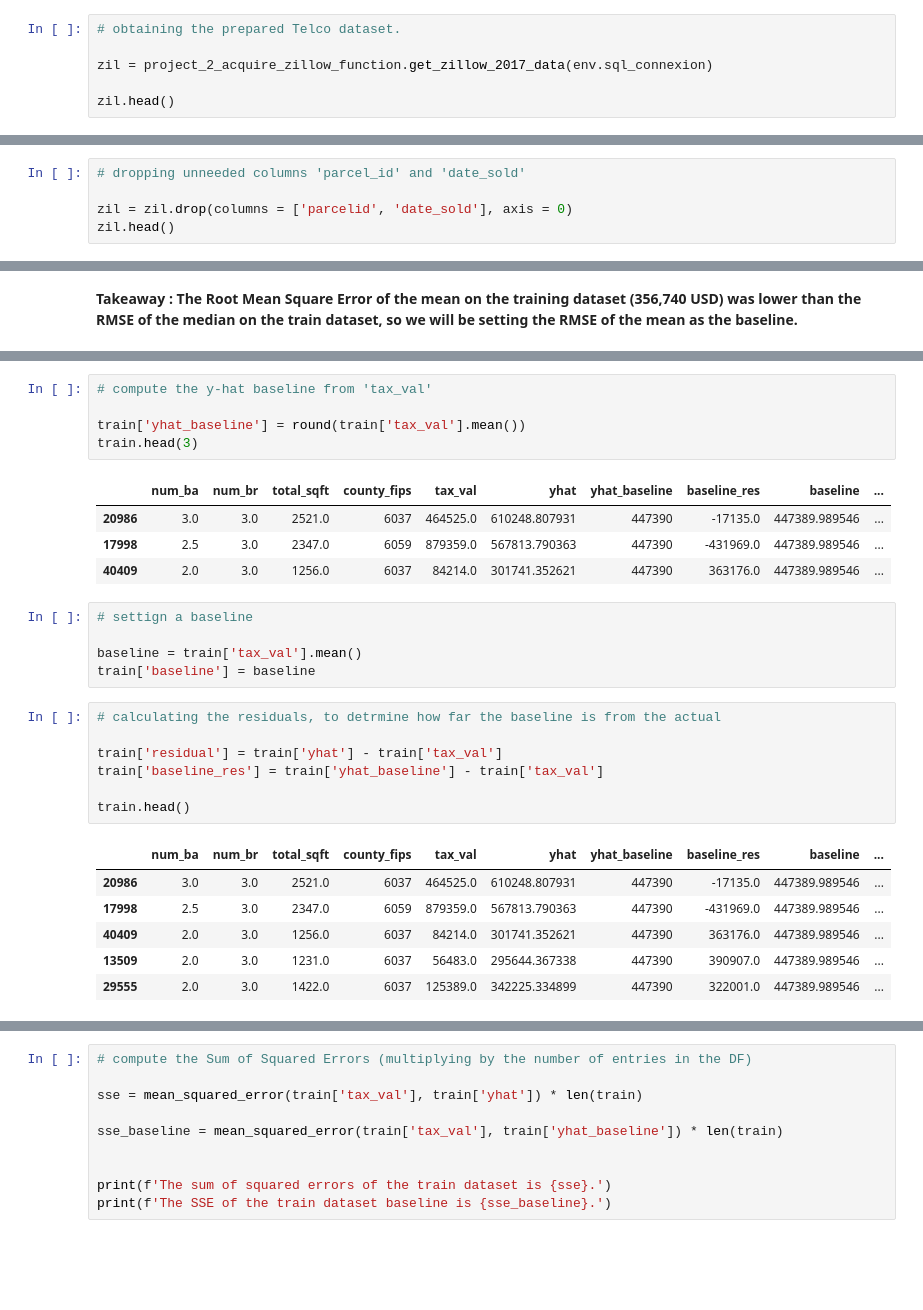
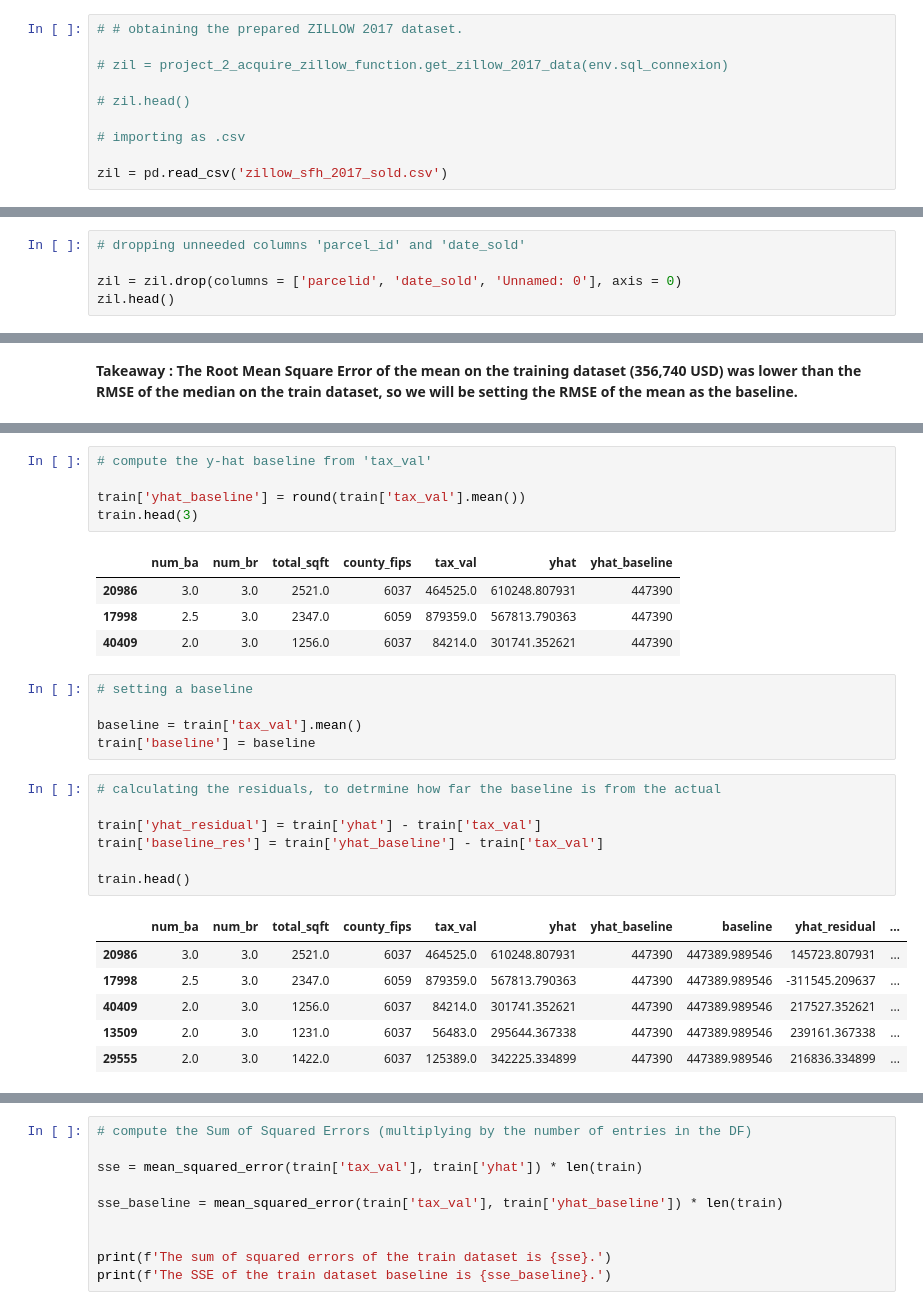
Before and after one commit to MagdalenaRahn/project_2_regression_zillow, a Jupyter notebook: project_2_zillow_preparation_workbook.ipynb, the cells around one changed output, grey strips where cells are left out. Cells and saved outputs as stored; diff of their text form; blank space fills up the shorter version.

```diff
--- a/project_2_zillow_preparation_workbook.ipynb
+++ b/project_2_zillow_preparation_workbook.ipynb
@@ -43,6 +43,10 @@ warnings.filterwarnings("ignore")
 # %%
-# obtaining the prepared Telco dataset.
+# # obtaining the prepared ZILLOW 2017 dataset.
 
-zil = project_2_acquire_zillow_function.get_zillow_2017_data(env.sql_connexion)
+# zil = project_2_acquire_zillow_function.get_zillow_2017_data(env.sql_connexion)
 
-zil.head()
+# zil.head()
+
+# importing as .csv
+
+zil = pd.read_csv('zillow_sfh_2017_sold.csv')
@@ -161,7 +161,7 @@ zil.shape
 # %%
 # dropping unneeded columns 'parcel_id' and 'date_sold'
 
-zil = zil.drop(columns = ['parcelid', 'date_sold'], axis = 0)
+zil = zil.drop(columns = ['parcelid', 'date_sold', 'Unnamed: 0'], axis = 0)
 zil.head()
 # %% [output]
 |  | num_ba | num_br | total_sqft | county_fips | tax_val |
@@ -768,29 +813,29 @@ train.head(3)
 train['yhat_baseline'] = round(train['tax_val'].mean())
 train.head(3)
 # %% [output]
-|  | num_ba | num_br | total_sqft | county_fips | tax_val | yhat | yhat_baseline | baseline_res | baseline | ... |
-| 20986 | 3.0 | 3.0 | 2521.0 | 6037 | 464525.0 | 610248.807931 | 447390 | -17135.0 | 447389.989546 | ... |
-| 17998 | 2.5 | 3.0 | 2347.0 | 6059 | 879359.0 | 567813.790363 | 447390 | -431969.0 | 447389.989546 | ... |
-| 40409 | 2.0 | 3.0 | 1256.0 | 6037 | 84214.0 | 301741.352621 | 447390 | 363176.0 | 447389.989546 | ... |
+|  | num_ba | num_br | total_sqft | county_fips | tax_val | yhat | yhat_baseline |
+| 20986 | 3.0 | 3.0 | 2521.0 | 6037 | 464525.0 | 610248.807931 | 447390 |
+| 17998 | 2.5 | 3.0 | 2347.0 | 6059 | 879359.0 | 567813.790363 | 447390 |
+| 40409 | 2.0 | 3.0 | 1256.0 | 6037 | 84214.0 | 301741.352621 | 447390 |
 # %%
-# settign a baseline
+# setting a baseline
 
 baseline = train['tax_val'].mean()
 train['baseline'] = baseline
 # %%
 # calculating the residuals, to detrmine how far the baseline is from the actual
 
-train['residual'] = train['yhat'] - train['tax_val']
+train['yhat_residual'] = train['yhat'] - train['tax_val']
 train['baseline_res'] = train['yhat_baseline'] - train['tax_val']
 
 train.head()
 # %% [output]
-|  | num_ba | num_br | total_sqft | county_fips | tax_val | yhat | yhat_baseline | baseline_res | baseline | ... |
-| 20986 | 3.0 | 3.0 | 2521.0 | 6037 | 464525.0 | 610248.807931 | 447390 | -17135.0 | 447389.989546 | ... |
-| 17998 | 2.5 | 3.0 | 2347.0 | 6059 | 879359.0 | 567813.790363 | 447390 | -431969.0 | 447389.989546 | ... |
-| 40409 | 2.0 | 3.0 | 1256.0 | 6037 | 84214.0 | 301741.352621 | 447390 | 363176.0 | 447389.989546 | ... |
-| 13509 | 2.0 | 3.0 | 1231.0 | 6037 | 56483.0 | 295644.367338 | 447390 | 390907.0 | 447389.989546 | ... |
-| 29555 | 2.0 | 3.0 | 1422.0 | 6037 | 125389.0 | 342225.334899 | 447390 | 322001.0 | 447389.989546 | ... |
+|  | num_ba | num_br | total_sqft | county_fips | tax_val | yhat | yhat_baseline | baseline | yhat_residual | ... |
+| 20986 | 3.0 | 3.0 | 2521.0 | 6037 | 464525.0 | 610248.807931 | 447390 | 447389.989546 | 145723.807931 | ... |
+| 17998 | 2.5 | 3.0 | 2347.0 | 6059 | 879359.0 | 567813.790363 | 447390 | 447389.989546 | -311545.209637 | ... |
+| 40409 | 2.0 | 3.0 | 1256.0 | 6037 | 84214.0 | 301741.352621 | 447390 | 447389.989546 | 217527.352621 | ... |
+| 13509 | 2.0 | 3.0 | 1231.0 | 6037 | 56483.0 | 295644.367338 | 447390 | 447389.989546 | 239161.367338 | ... |
+| 29555 | 2.0 | 3.0 | 1422.0 | 6037 | 125389.0 | 342225.334899 | 447390 | 447389.989546 | 216836.334899 | ... |
 # %%
 ## make a scatter plot of the model's prediction on the actual tax value in relation to the predicted
 
```
Also changed, not shown: parts of 108 cells of this notebook, 3 other files.
